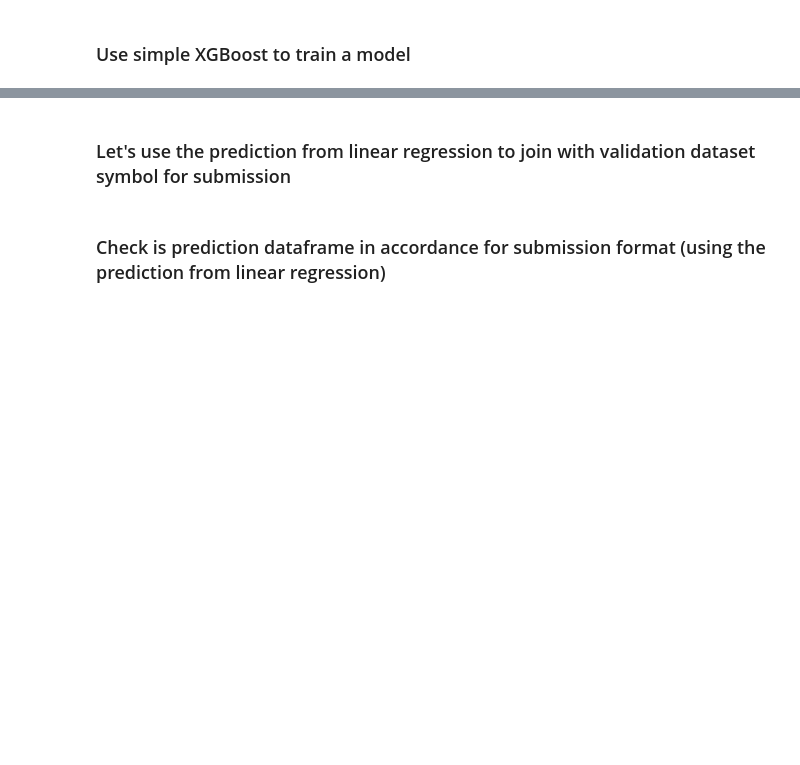
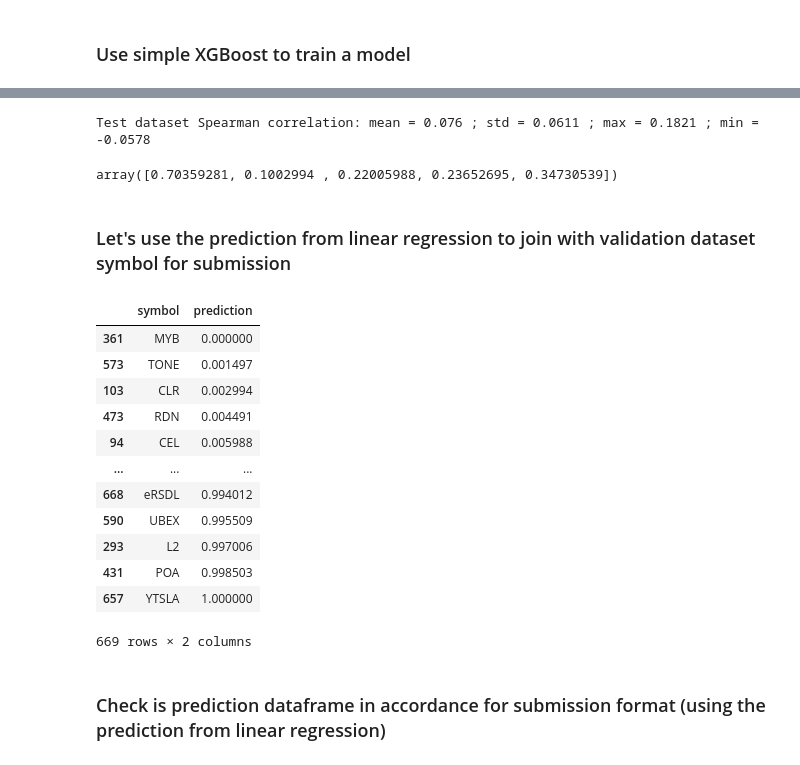
Before and after one commit to Bibhash123/competition_quickstart_dataloader, a Jupyter notebook: Solution.ipynb, the cells around one changed output, grey strips where cells are left out. Saved outputs shown, nothing was run; the diff lists cells and outputs as text; code cells hidden in the pictures; blank space fills up the shorter version.

```diff
--- a/Solution.ipynb
+++ b/Solution.ipynb
@@ -387,22 +413,24 @@ def predictFunction(lstm,xgb,files_df):
   files = files_df.copy()
   lstm_pred = []
   xgb_pred = []
-  for row in files.iterrow():
-    if pd.isnull(files['filename']):
+  for _,row in tqdm(files.iterrows()):
+    if pd.isnull(row['filename']):
       lstm_pred.append(0.0)
-      xgb_pred.append(xgb.predict(np.expand_dims(np.load(row['filename'])['arr_0'][-1],axis = 0))[0])
+      xgb_pred.append(xgb.predict(np.expand_dims(np.load(row['filename'],allow_pickle=True)['arr_0'][-1],axis = 0))[0])
     else:
-      lstm_pred.append(lstm.predict(np.load(row['filename'])['arr_0'])[0])
-      xgb_pred.append(xgb.predict(np.expand_dims(np.load(row['filename'])['arr_0'][-1],axis = 0))[0])
+      lstm_pred.append(lstm.predict(np.expand_dims(np.load(row['filename'],allow_pickle=True)['arr_0'],axis = 0).astype(np.float32))[0])
+      xgb_pred.append(xgb.predict(np.expand_dims(np.load(row['filename'],allow_pickle=True)['arr_0'][-1],axis = 0).astype(np.float32))[0])
 
   lstm_pred = np.stack(lstm_pred)
   xgb_pred = np.stack(xgb_pred)
   mask = lstm_pred == 0
-  lstm_pred[mask] = lstm_pred[mask]+xgb_pred[mask]
-  files['predicted_DC1'] = (lstm_pred+xgb_pred)/2
-  files['precited_target'] = -1
+  mask = mask[:,0]
+  if np.any(mask):
+    lstm_pred[mask] = lstm_pred[mask]+xgb_pred[mask]
+  files.loc[:,'predicted_DC1'] = (lstm_pred.reshape((-1,1))+xgb_pred.reshape((-1,1)))/2
+  files.loc[:,'predicted_target'] = -1
   for date in files.date.unique():
-    files[files['date']==date]['precited_target'] = rank_data(files[files['date']==date]['predicted_DC1'])
+    files.loc[files['date']==date,'predicted_target'] = rank_data(files[files['date']==date]['predicted_DC1'])
   return files
 # %%
 # function to calculate Spearman correlation by era (mean, std, max, min)
@@ -444,3 +473,14 @@ print('Test dataset Spearman correlation: mean = {} ; std = {} ; max = {} ; min
+# %%
+
+test_spearman = spearman_by_era(pred_val['predicted_target'].values, target_test_plain,
+                                pred_val['date'].values)
+print('Test dataset Spearman correlation: mean = {} ; std = {} ; max = {} ; min = {}'.format(round(test_spearman[0], 4),
+                                                                                            round(test_spearman[1], 4),
+                                                                                            round(test_spearman[2], 4),
+                                                                                            round(test_spearman[3], 4),
+                                                                                            ))
+# %% [output]
+Test dataset Spearman correlation: mean = 0.076 ; std = 0.0611 ; max = 0.1821 ; min = -0.0578
 # %%
 pred_submission = predictFunction(model,reg, test_files)
 # %%
@@ -449,15 +489,31 @@ pred_submission = predictFunction(model,reg, test_files)
 # y_validation_linear_reg = reg.predict(X_validation)
 y_validation_linear_reg = pred_submission['predicted_target'].values
 y_validation_linear_reg[:5]
+# %% [output]
+array([0.70359281, 0.1002994 , 0.22005988, 0.23652695, 0.34730539])
 # %% [markdown]
 ### Let's use the prediction from linear regression to join with validation dataset symbol for submission
 # %%
 prediction = pd.DataFrame()
-prediction['symbol'] = list(test_files.symbol)
+prediction['symbol'] = list(pred_submission.symbol)
 prediction['prediction'] = y_validation_linear_reg
 
 # sort the prediction to check which symbol is weaker and stronger, ie. FOX is weakest; BTC is strongest
 prediction.sort_values('prediction')
+# %% [output]
+|  | symbol | prediction |
+| 361 | MYB | 0.000000 |
+| 573 | TONE | 0.001497 |
+| 103 | CLR | 0.002994 |
+| 473 | RDN | 0.004491 |
+| 94 | CEL | 0.005988 |
+| ... | ... | ... |
+| 668 | eRSDL | 0.994012 |
+| 590 | UBEX | 0.995509 |
+| 293 | L2 | 0.997006 |
+| 431 | POA | 0.998503 |
+| 657 | YTSLA | 1.000000 |
+669 rows × 2 columns
 # %% [markdown]
 ### Check is prediction dataframe in accordance for submission format (using the prediction from linear regression)
 # %%
```
Also changed, not shown: parts of 12 cells of this notebook.
